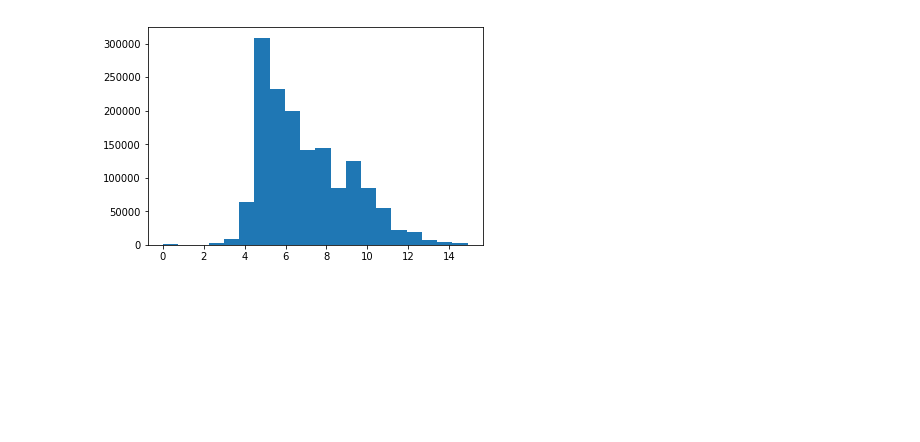
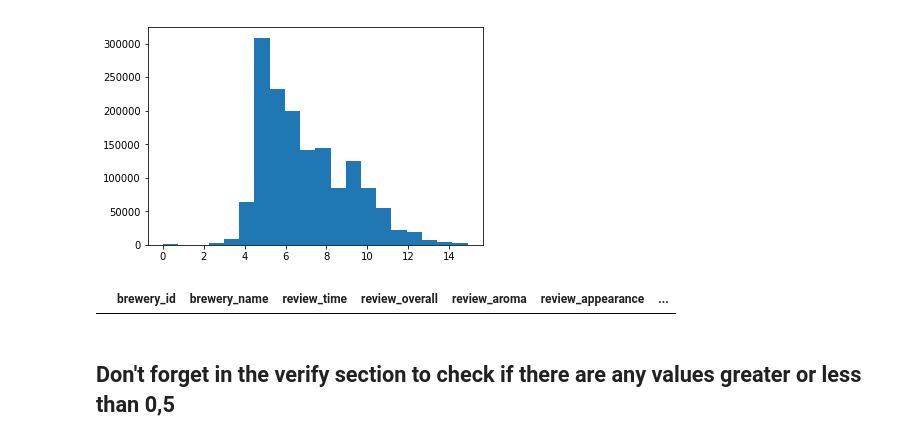
Before and after one commit to SethDKelly/BeerRecommender, a Jupyter notebook: Data_verify_clean.ipynb, the cells around one changed output. Cells and saved outputs as stored; diff of their text form; code cells hidden in the pictures; blank space fills up the shorter version.

```diff
--- a/Data_verify_clean.ipynb
+++ b/Data_verify_clean.ipynb
@@ -184,5 +260,3 @@ array([  5.00000000e+00,   6.20000000e+00,   6.50000000e+00,
          8.21000000e+00,   1.25000000e+00,   8.67000000e+00,
          3.22000000e+00,   8.26000000e+00,   1.30000000e+00,
          4.69000000e+00,   1.03700000e+01,   1.02400000e+01])
-# %%
-beer2 = beer_ratings.copy()
@@ -210,2 +265,2 @@ memory usage: 157.4+ MB
 # %%
-beer2['abv'] = beer2.beer_abv.values.astype('str')
+beer_ratings['beer_abv'] = beer_ratings.beer_abv.values.astype('str')
@@ -321,3 +372,9 @@ plt.hist(beer2.beer_abv.values, bins = 20)
 plt.show()
 # %% [output]
 [figure]
+# %%
+beer2[beer2.beer_abv < 0]
+# %% [output]
+|  | brewery_id | brewery_name | review_time | review_overall | review_aroma | review_appearance | ... |
+# %% [markdown]
+## Don't forget in the verify section to check if there are any values greater or less than 0,5
```
Also changed, not shown: parts of 28 cells of this notebook.
